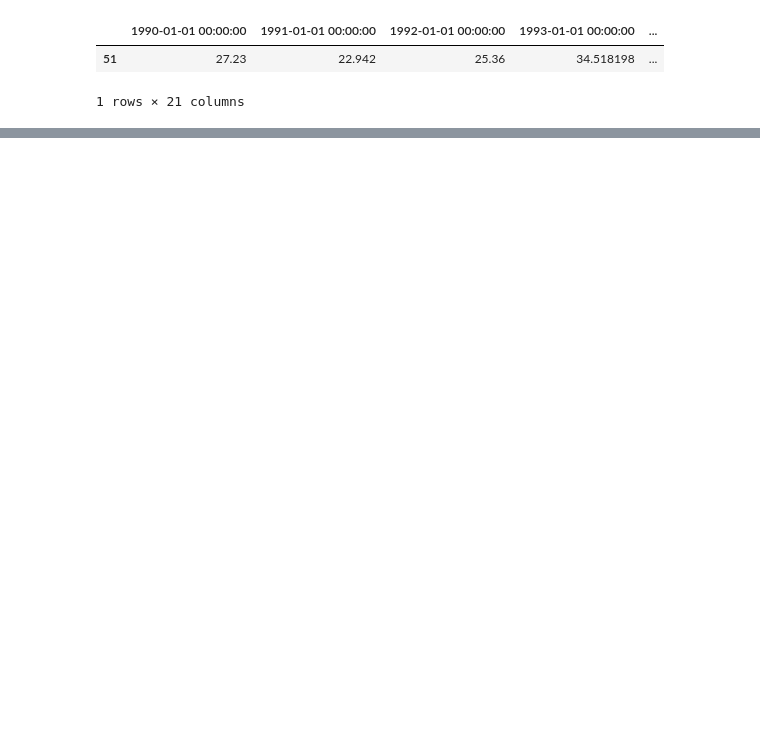
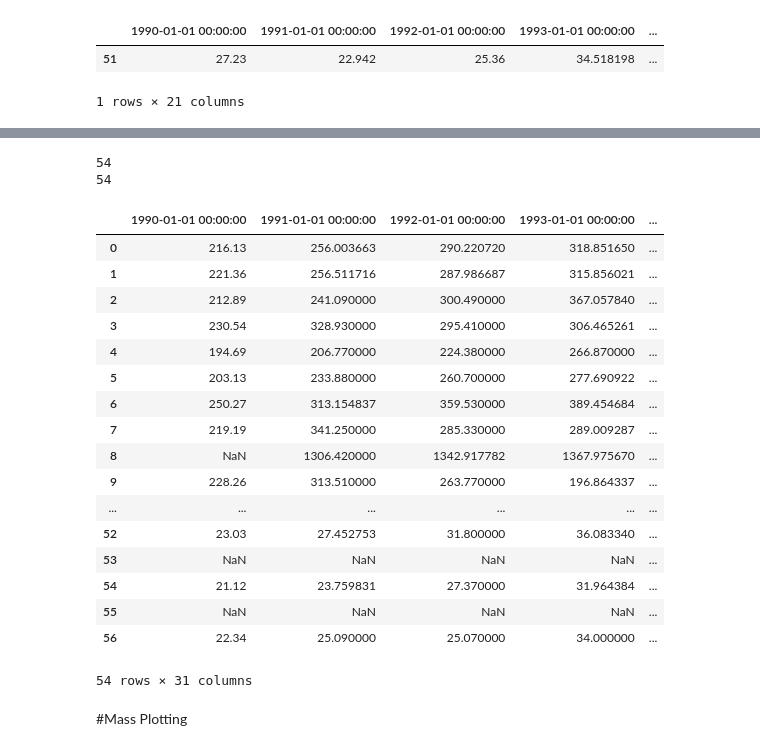
Before and after one commit to pranjalsrv/agriCult, a Jupyter notebook: data_exploration.ipynb, the cells around one changed output, grey strips where cells are left out. Drawn from its saved outputs; the diff is of its cells as text; code cells hidden in the pictures; blank space fills up the shorter version.

```diff
--- a/data_exploration.ipynb
+++ b/data_exploration.ipynb
@@ -124,0 +221,2 @@ single_line
+# %%
+predictions = model_fit.predict(start=len(train), end=len(train)+10-1, dynamic=False)
@@ -124,0 +229,17 @@ single_line
+# %%
+def predict(train_df,index):
+    try:
+        model = AutoReg(train_df.values, lags=3)
+        model_fit = model.fit()
+        predictions = model_fit.predict(start=len(train), end=len(train)+10-1, dynamic=False)
+        for i,j in zip(range(2009,2019),predictions):
+            train_df[pd.to_datetime(str(i))]= j
+        return train_df
+    except Exception as e:
+        print("error at index",index,": ",e,'.\nSet lag to 1')
+        model = AutoReg(train_df.values, lags=1)
+        model_fit = model.fit()
+        predictions = model_fit.predict(start=len(train), end=len(train)+10-1, dynamic=False)
+        for i,j in zip(range(2009,2019),predictions):
+            train_df[pd.to_datetime(str(i))]= j
+        return train_df
@@ -124,0 +285,33 @@ single_line
+# %%
+correct_croplist = data["Crop"].drop(error_index)
+correct_states = data["State"].drop(error_index)
+print(len(correct_croplist))
+print(len(correct_states))
+pred_df["Crop"] = correct_croplist
+pred_df["State"] = correct_states
+# %% [output]
+54
+54
+# %%
+pred_df
+# %% [output]
+|  | 1990-01-01 00:00:00 | 1991-01-01 00:00:00 | 1992-01-01 00:00:00 | 1993-01-01 00:00:00 | ... |
+| 0 | 216.13 | 256.003663 | 290.220720 | 318.851650 | ... |
+| 1 | 221.36 | 256.511716 | 287.986687 | 315.856021 | ... |
+| 2 | 212.89 | 241.090000 | 300.490000 | 367.057840 | ... |
+| 3 | 230.54 | 328.930000 | 295.410000 | 306.465261 | ... |
+| 4 | 194.69 | 206.770000 | 224.380000 | 266.870000 | ... |
+| 5 | 203.13 | 233.880000 | 260.700000 | 277.690922 | ... |
+| 6 | 250.27 | 313.154837 | 359.530000 | 389.454684 | ... |
+| 7 | 219.19 | 341.250000 | 285.330000 | 289.009287 | ... |
+| 8 | NaN | 1306.420000 | 1342.917782 | 1367.975670 | ... |
+| 9 | 228.26 | 313.510000 | 263.770000 | 196.864337 | ... |
+| ... | ... | ... | ... | ... | ... |
+| 52 | 23.03 | 27.452753 | 31.800000 | 36.083340 | ... |
+| 53 | NaN | NaN | NaN | NaN | ... |
+| 54 | 21.12 | 23.759831 | 27.370000 | 31.964384 | ... |
+| 55 | NaN | NaN | NaN | NaN | ... |
+| 56 | 22.34 | 25.090000 | 25.070000 | 34.000000 | ... |
+54 rows × 31 columns
+# %% [markdown]
+#Mass Plotting
```
Also changed, not shown: parts of 17 cells of this notebook, 1 other file.
